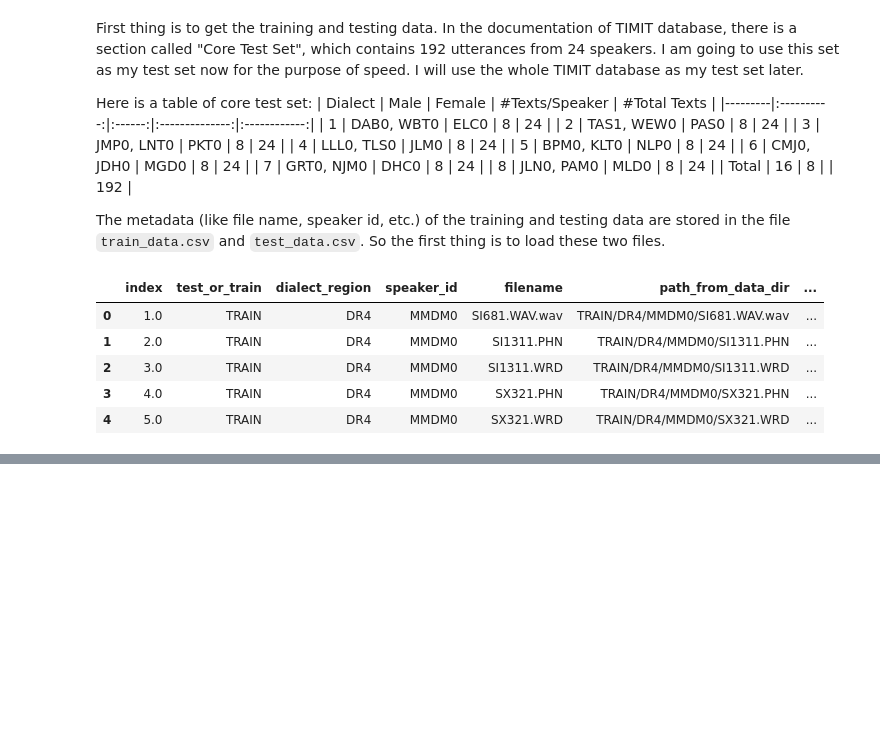
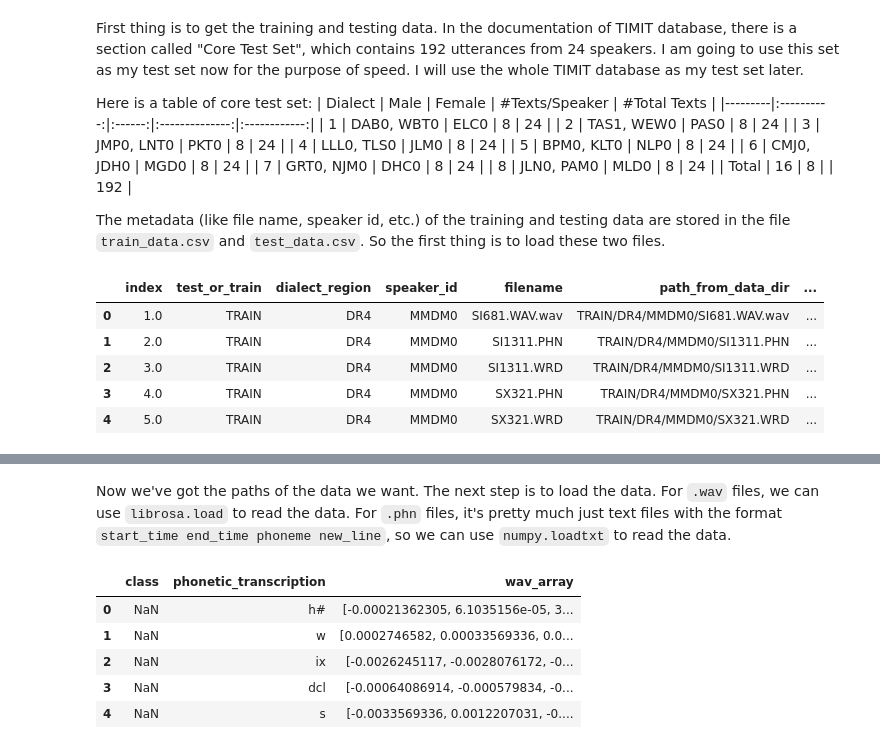
Before and after one commit to zhu-yifang/Yifang-thesis, a Jupyter notebook: jupyter/neural_network.ipynb, the cells around one changed output, grey strips where cells are left out. Drawn from its saved outputs; the diff is of its cells as text; code cells hidden in the pictures; blank space fills up the shorter version.

```diff
--- a/jupyter/neural_network.ipynb
+++ b/jupyter/neural_network.ipynb
@@ -57,0 +127,2 @@ Since we only care about phonetic information, the only file types we care are `
+# %% [markdown]
+Now we've got the paths of the data we want. The next step is to load the data. For `.wav` files, we can use `librosa.load` to read the data. For `.phn` files, it's pretty much just text files with the format `start_time end_time phoneme new_line`, so we can use `numpy.loadtxt` to read the data.
@@ -57,0 +162,10 @@ Since we only care about phonetic information, the only file types we care are `
+# %%
+# Take a look at the first few rows of `train_data_new`
+train_data_new.head()
+# %% [output]
+|  | class | phonetic_transcription | wav_array |
+| 0 | NaN | h# | [-0.00021362305, 6.1035156e-05, 3... |
+| 1 | NaN | w | [0.0002746582, 0.00033569336, 0.0... |
+| 2 | NaN | ix | [-0.0026245117, -0.0028076172, -0... |
+| 3 | NaN | dcl | [-0.00064086914, -0.000579834, -0... |
+| 4 | NaN | s | [-0.0033569336, 0.0012207031, -0.... |
```
Also changed, not shown: parts of 39 cells of this notebook.
